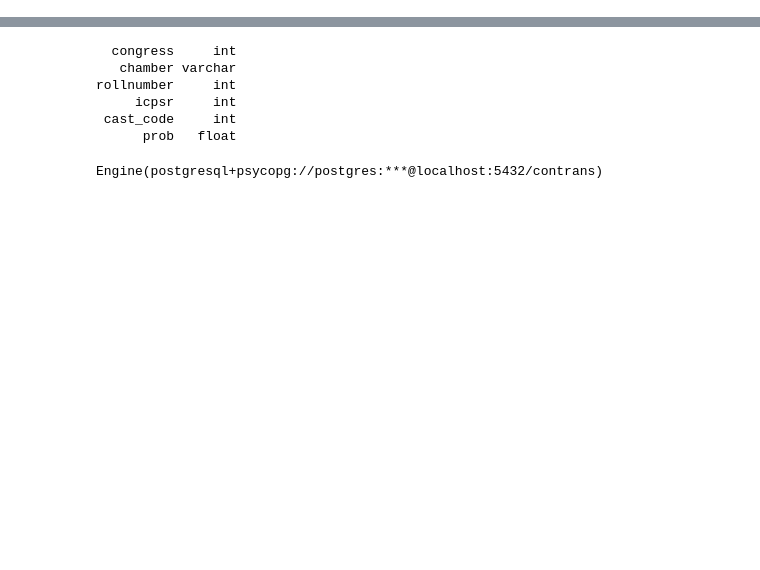
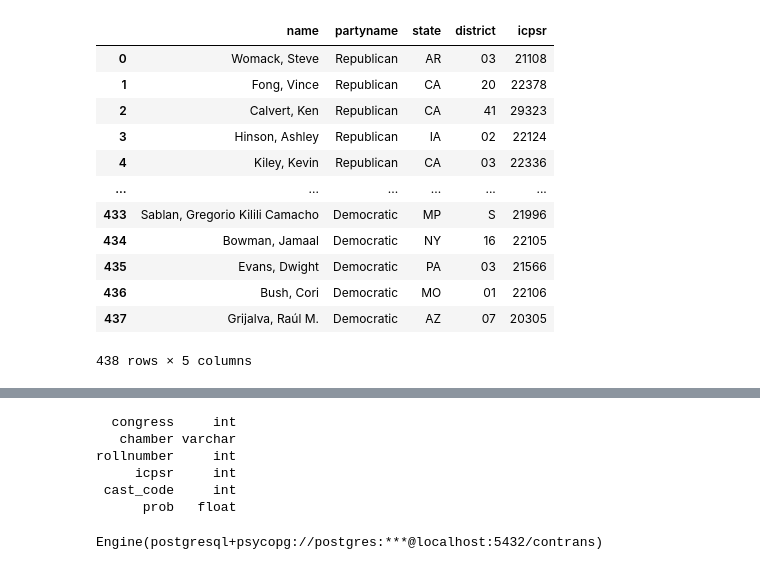
Before and after one commit to HalleMiller/contrans2024, a Jupyter notebook: sandbox.ipynb, the cells around one changed output, grey strips where cells are left out. Cells and saved outputs as stored; diff of their text form; code cells hidden in the pictures; blank space fills up the shorter version.

```diff
--- a/sandbox.ipynb
+++ b/sandbox.ipynb
@@ -57,27 +140,39 @@ LINE 3:     a.chamber,
 # %%
 myquery = '''
 SELECT name, partyname, state, district, CAST(icpsr AS INT) AS icpsr
 FROM members m
 INNER JOIN (
     SELECT
-        a.chamber,
-        a.rollnumber,
         a.icpsr AS icpsr1,
         b.icpsr AS icpsr2,
         AVG(CAST((a.cast_code=b.cast_code) AS INT)) AS agree
         FROM votes a
     INNER JOIN votes b
         ON a.rollnumber = b.rollnumber
         AND a.chamber = b.chamber
     WHERE a.icpsr = 14854 AND b.icpsr != 14854
     GROUP BY icpsr1,icpsr2
     ORDER BY agree DESC
 ) v
     ON CAST (m.icpsr AS INT) = v.icpsr2
 WHERE icpsr IS NOT NULL
 ORDER BY v.agree DESC
 '''
 pd.read_sql_query(myquery, con=engine)
+# %% [output]
+|  | name | partyname | state | district | icpsr |
+| 0 | Womack, Steve | Republican | AR | 03 | 21108 |
+| 1 | Fong, Vince | Republican | CA | 20 | 22378 |
+| 2 | Calvert, Ken | Republican | CA | 41 | 29323 |
+| 3 | Hinson, Ashley | Republican | IA | 02 | 22124 |
+| 4 | Kiley, Kevin | Republican | CA | 03 | 22336 |
+| ... | ... | ... | ... | ... | ... |
+| 433 | Sablan, Gregorio Kilili Camacho | Democratic | MP | S | 21996 |
+| 434 | Bowman, Jamaal | Democratic | NY | 16 | 22105 |
+| 435 | Evans, Dwight | Democratic | PA | 03 | 21566 |
+| 436 | Bush, Cori | Democratic | MO | 01 | 22106 |
+| 437 | Grijalva, Raúl M. | Democratic | AZ | 07 | 20305 |
+438 rows × 5 columns
 # %%
 # SQL queries
 
```
Also changed, not shown: parts of 8 cells of this notebook.
